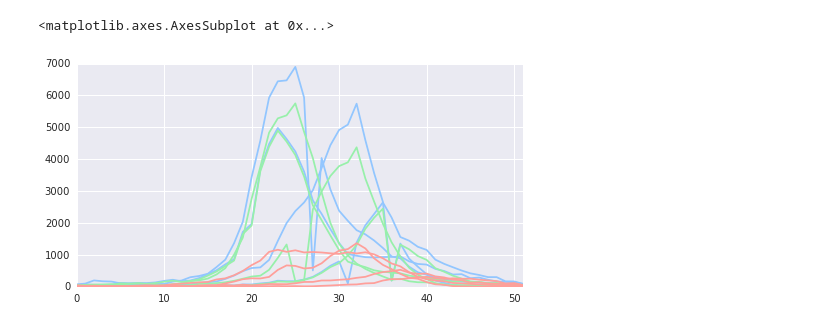
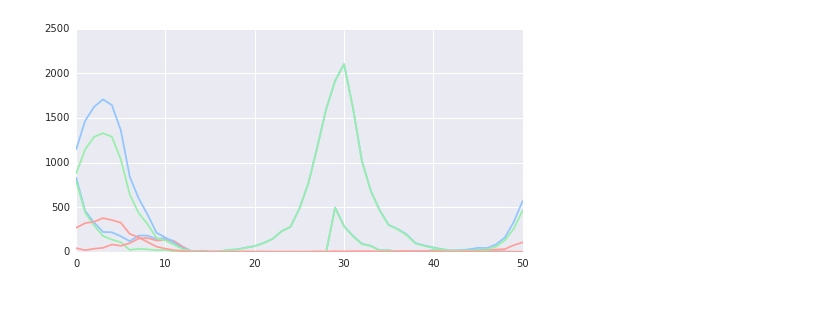
Before and after one commit to mstreit/PoV-time, a Jupyter notebook: PoV-time.ipynb, the cells around one changed output. Saved outputs shown, nothing was run; the diff lists cells and outputs as text; code cells hidden in the pictures.

```diff
--- a/PoV-time.ipynb
+++ b/PoV-time.ipynb
@@ -48,20 +56,11 @@ sns.tsplot(data.iloc[2,160:212], color=c3)
-# %%
-c1, c2, c3 = sns.color_palette("pastel", 3)
-
-sns.tsplot(data.iloc[0,1+26:53+26], color=c1)
-sns.tsplot(data.iloc[0,54+26:106+26], color=c1)
-sns.tsplot(data.iloc[0,107+26:159+26], color=c1)
-sns.tsplot(data.iloc[0,160+26:212+26], color=c1)
-
-sns.tsplot(data.iloc[1,1+26:53+26], color=c2)
-sns.tsplot(data.iloc[1,54+26:106+26], color=c2)
-sns.tsplot(data.iloc[1,107+26:159+26], color=c2)
-sns.tsplot(data.iloc[1,160+26:212+26], color=c2)
-
-sns.tsplot(data.iloc[2,1+26:53+26], color=c3)
-sns.tsplot(data.iloc[2,54+26:106+26], color=c3)
-sns.tsplot(data.iloc[2,107+26:159+26], color=c3)
-sns.tsplot(data.iloc[2,160+26:212+26], color=c3)
-# %% [output]
-<matplotlib.axes.AxesSubplot at 0x...>
-[figure, removed]
+# %%
+c1, c2, c3 = sns.color_palette("pastel", 3)
+offset = 0
+weeks_a_year = 52
+
+for x in range(0, 2):
+    sns.tsplot(data.iloc[1,1 + weeks_a_year*x + offset : weeks_a_year*(x+1) + offset], color=c1)
+    sns.tsplot(data.iloc[2,1 + weeks_a_year*x + offset : weeks_a_year*(x+1) + offset], color=c2)
+    sns.tsplot(data.iloc[3,1 + weeks_a_year*x + offset : weeks_a_year*(x+1) + offset], color=c3)
+# %% [output]
+[figure, added]
```
Also changed, not shown: parts of 4 cells of this notebook, 1 other file.
